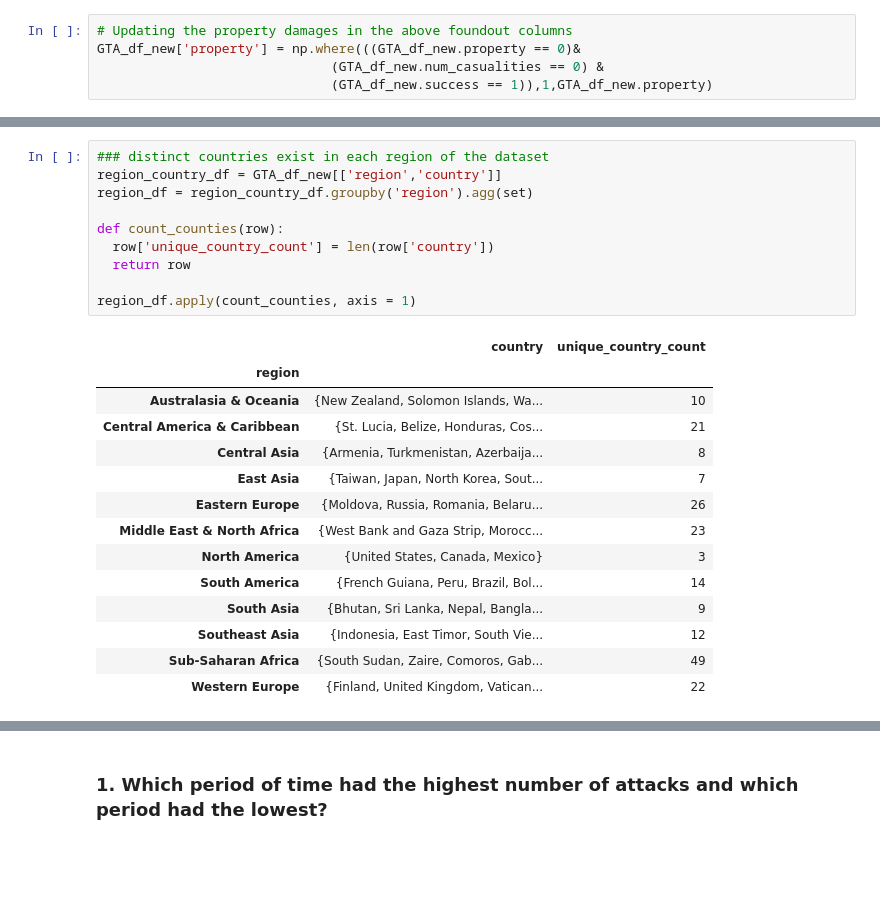
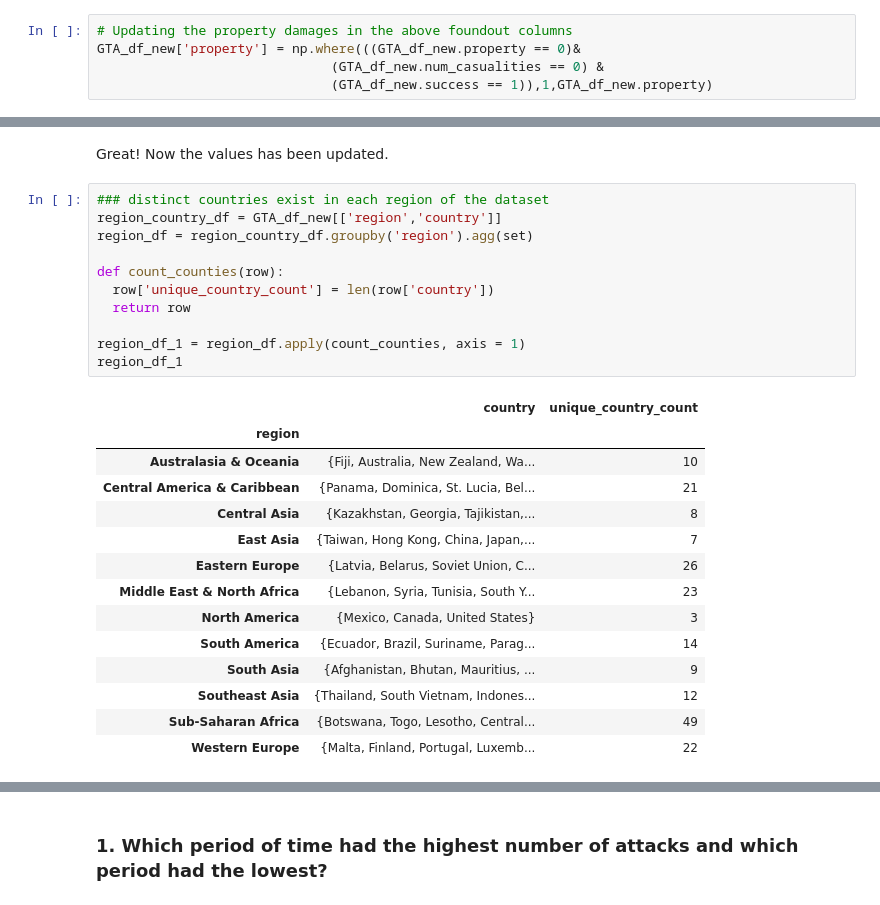
Before and after one commit to JozJozmin/GTD-, a Jupyter notebook: global-terrorism-analysis-capstone-project-ipynb.ipynb, the cells around one changed output, grey strips where cells are left out. Drawn from its saved outputs; the diff is of its cells as text; blank space fills up the shorter version.

```diff
--- a/global-terrorism-analysis-capstone-project-ipynb.ipynb
+++ b/global-terrorism-analysis-capstone-project-ipynb.ipynb
@@ -745,25 +750,28 @@ GTA_df_new['property'] = np.where(((GTA_df_new.property == 0)&
+# %% [markdown]
+Great! Now the values has been updated.
 # %%
 ### distinct countries exist in each region of the dataset
 region_country_df = GTA_df_new[['region','country']]
 region_df = region_country_df.groupby('region').agg(set)
 
 def count_counties(row):
   row['unique_country_count'] = len(row['country'])
   return row
 
-region_df.apply(count_counties, axis = 1)
+region_df_1 = region_df.apply(count_counties, axis = 1)
+region_df_1
 # %% [output]
 |  | country | unique_country_count |
 | region |  |  |
-| Australasia & Oceania | {New Zealand, Solomon Islands, Wa... | 10 |
-| Central America & Caribbean | {St. Lucia, Belize, Honduras, Cos... | 21 |
-| Central Asia | {Armenia, Turkmenistan, Azerbaija... | 8 |
-| East Asia | {Taiwan, Japan, North Korea, Sout... | 7 |
-| Eastern Europe | {Moldova, Russia, Romania, Belaru... | 26 |
-| Middle East & North Africa | {West Bank and Gaza Strip, Morocc... | 23 |
-| North America | {United States, Canada, Mexico} | 3 |
-| South America | {French Guiana, Peru, Brazil, Bol... | 14 |
-| South Asia | {Bhutan, Sri Lanka, Nepal, Bangla... | 9 |
-| Southeast Asia | {Indonesia, East Timor, South Vie... | 12 |
-| Sub-Saharan Africa | {South Sudan, Zaire, Comoros, Gab... | 49 |
-| Western Europe | {Finland, United Kingdom, Vatican... | 22 |
+| Australasia & Oceania | {Fiji, Australia, New Zealand, Wa... | 10 |
+| Central America & Caribbean | {Panama, Dominica, St. Lucia, Bel... | 21 |
+| Central Asia | {Kazakhstan, Georgia, Tajikistan,... | 8 |
+| East Asia | {Taiwan, Hong Kong, China, Japan,... | 7 |
+| Eastern Europe | {Latvia, Belarus, Soviet Union, C... | 26 |
+| Middle East & North Africa | {Lebanon, Syria, Tunisia, South Y... | 23 |
+| North America | {Mexico, Canada, United States} | 3 |
+| South America | {Ecuador, Brazil, Suriname, Parag... | 14 |
+| South Asia | {Afghanistan, Bhutan, Mauritius, ... | 9 |
+| Southeast Asia | {Thailand, South Vietnam, Indones... | 12 |
+| Sub-Saharan Africa | {Botswana, Togo, Lesotho, Central... | 49 |
+| Western Europe | {Malta, Finland, Portugal, Luxemb... | 22 |
```
Also changed, not shown: parts of 42 cells of this notebook.
